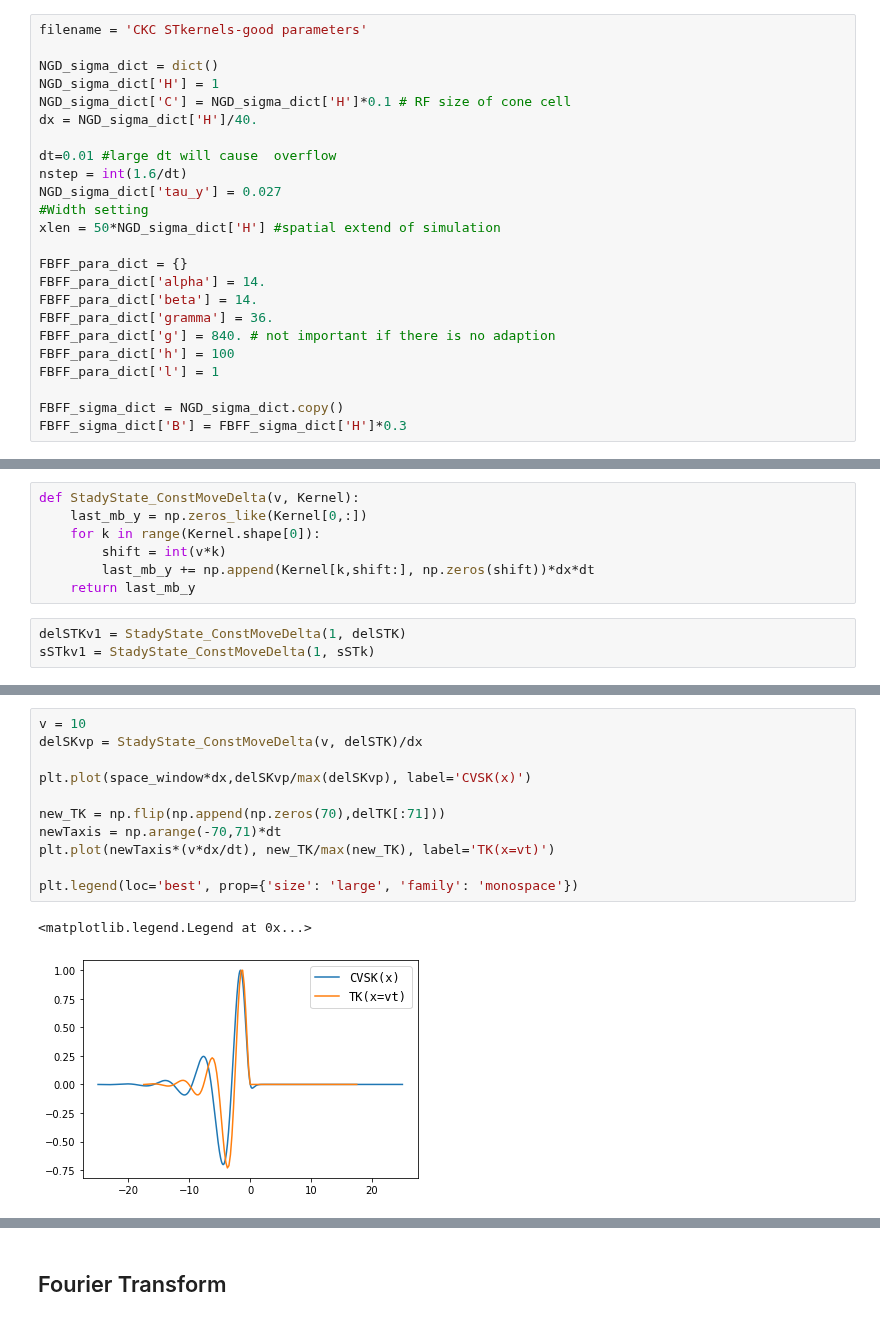
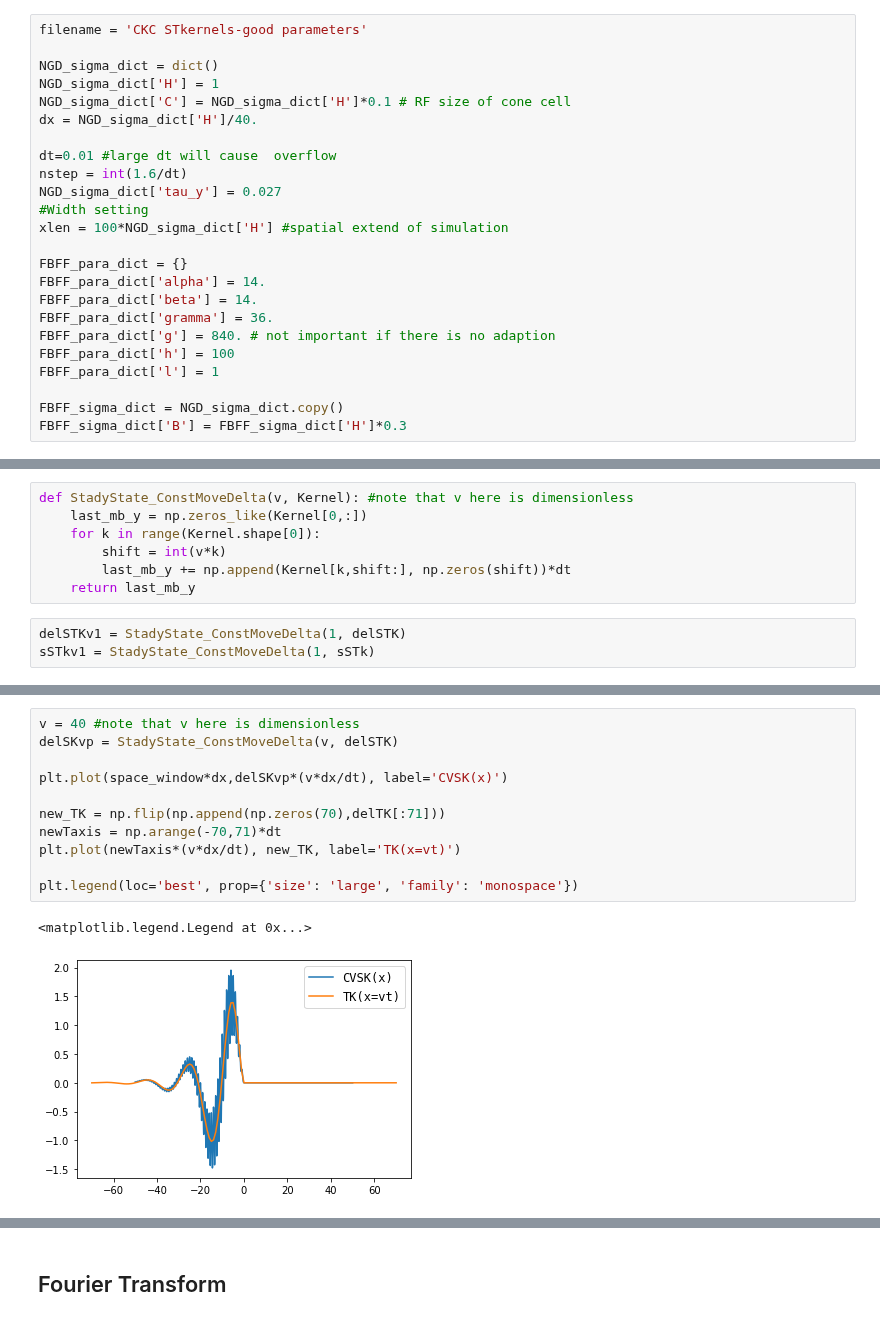
Before and after one commit to llincooi/retina_python, a Jupyter notebook: MB_FB_model/STK_ConstV_FT.ipynb, the cells around one changed output, grey strips where cells are left out. Cells and saved outputs as stored; diff of their text form.

```diff
--- a/MB_FB_model/STK_ConstV_FT.ipynb
+++ b/MB_FB_model/STK_ConstV_FT.ipynb
@@ -106,7 +107,7 @@ dt=0.01 #large dt will cause  overflow
 nstep = int(1.6/dt)
 NGD_sigma_dict['tau_y'] = 0.027
 #Width setting
-xlen = 50*NGD_sigma_dict['H'] #spatial extend of simulation
+xlen = 100*NGD_sigma_dict['H'] #spatial extend of simulation
 
 FBFF_para_dict = {}
 FBFF_para_dict['alpha'] = 14.
@@ -397,11 +407,11 @@ def GaussianWave(sigma):
     xaxis = np.arange(-5*sigma, 5*sigma+1)
     return (np.exp(-(xaxis/sigma)**2/2))
 # %%
-def StadyState_ConstMoveDelta(v, Kernel):
+def StadyState_ConstMoveDelta(v, Kernel): #note that v here is dimensionless
     last_mb_y = np.zeros_like(Kernel[0,:])
     for k in range(Kernel.shape[0]):
         shift = int(v*k)
-        last_mb_y += np.append(Kernel[k,shift:], np.zeros(shift))*dx*dt
+        last_mb_y += np.append(Kernel[k,shift:], np.zeros(shift))*dt
     return last_mb_y
 # %%
 delSTKv1 = StadyState_ConstMoveDelta(1, delSTK)
@@ -414,14 +424,14 @@ plt.plot(delSTKv1)
 # %%
-v = 10
-delSKvp = StadyState_ConstMoveDelta(v, delSTK)/dx
+v = 40 #note that v here is dimensionless
+delSKvp = StadyState_ConstMoveDelta(v, delSTK)
 
-plt.plot(space_window*dx,delSKvp/max(delSKvp), label='CVSK(x)')
+plt.plot(space_window*dx,delSKvp*(v*dx/dt), label='CVSK(x)')
 
 new_TK = np.flip(np.append(np.zeros(70),delTK[:71]))
 newTaxis = np.arange(-70,71)*dt
-plt.plot(newTaxis*(v*dx/dt), new_TK/max(new_TK), label='TK(x=vt)')
+plt.plot(newTaxis*(v*dx/dt), new_TK, label='TK(x=vt)')
 
 plt.legend(loc='best', prop={'size': 'large', 'family': 'monospace'})
 # %% [output]
 <matplotlib.legend.Legend at 0x...>
-[figure, old version]
+[figure, new version]
```
Also changed, not shown: parts of 30 cells of this notebook, 9 other files.
